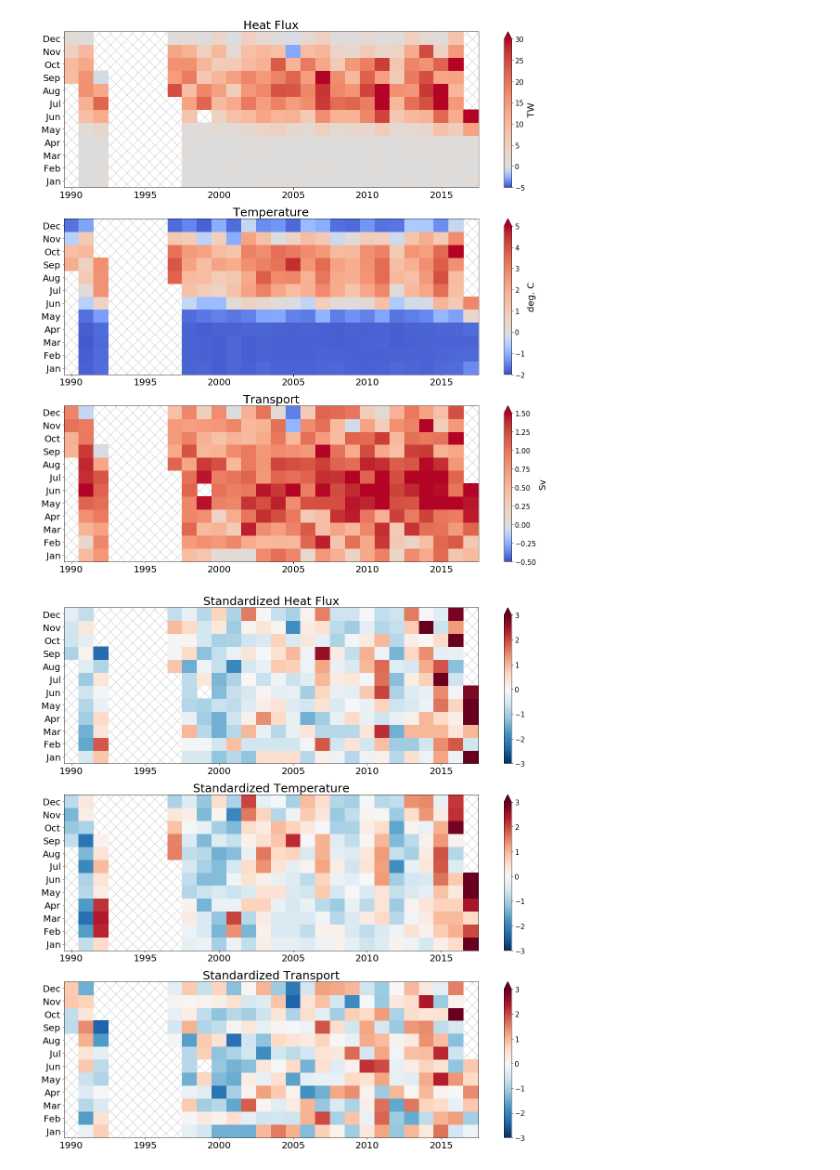
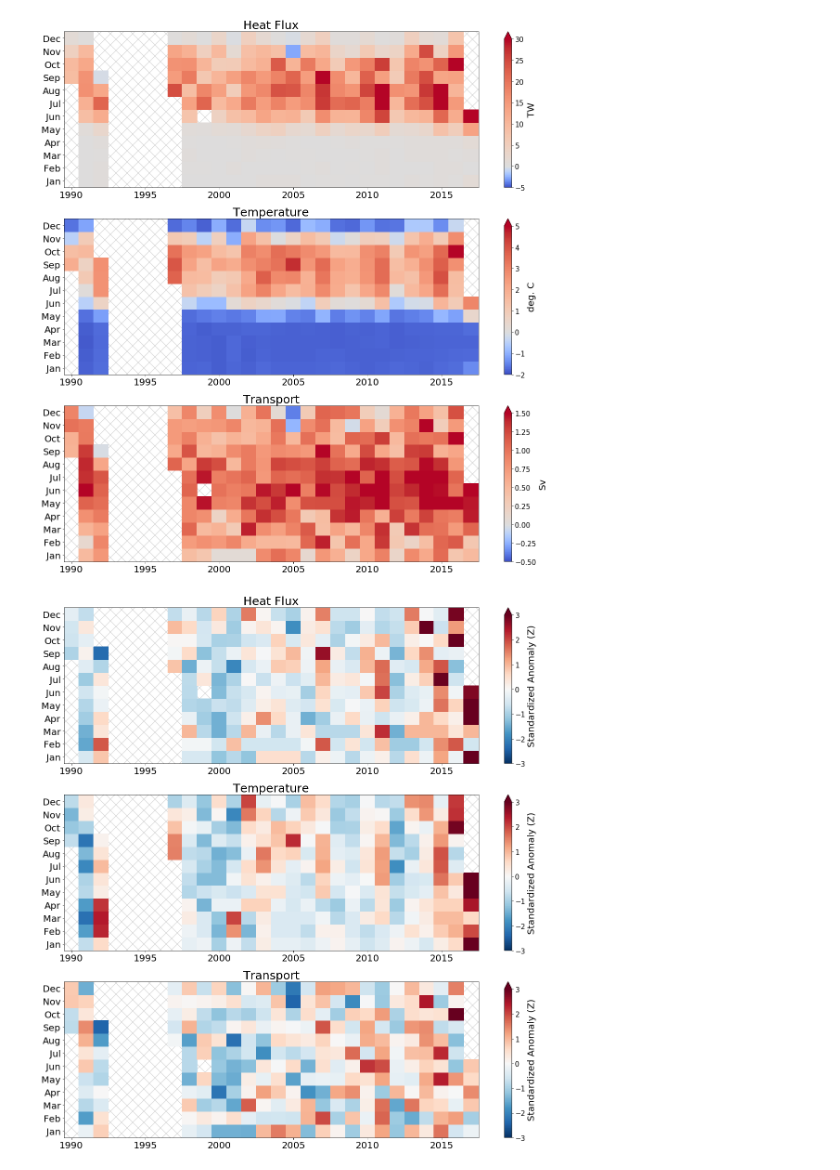
Before and after one commit to andypbarrett/BeringStraitHeatFlux, a Jupyter notebook: notebooks/plot_bering_flux_hovmuller.ipynb, the cells around one changed output. Saved outputs shown, nothing was run; the diff lists cells and outputs as text; code cells hidden in the pictures.

```diff
--- a/notebooks/plot_bering_flux_hovmuller.ipynb
+++ b/notebooks/plot_bering_flux_hovmuller.ipynb
@@ -12,9 +17,9 @@ import os
 # %% [markdown]
 Get heat flux
 # %%
-diri = r'C:\Users\apbarret\Documents\data\BeringStraitHeatFlux'
+#diri = r'C:\Users\apbarret\Documents\data\BeringStraitHeatFlux'
 fili = r'BeringStrait_Monthlymeans_HEAT_Oct2017.txt'
-df = pd.read_csv(os.path.join(diri, fili), header=None, comment='%',sep='\s+', #skiprows=55,
+df = pd.read_csv(os.path.join(MOORING_DIRPATH, 'Month', fili), header=None, comment='%',sep='\s+', #skiprows=55,
                  names=['Mooring', 'Year', 'Month', 'Mean', 'Error', 'MeanCorr', 'CorrErr'],
                  parse_dates={'date': ['Year', 'Month']}, index_col='date')
 heat = df['Mean'].values.reshape(-1,12)
@@ -43,9 +48,9 @@ array([[ nan,  nan,  nan,  nan,  nan,  nan,  nan,  nan,  9. ,  9.4,  4.6,
 # %% [markdown]
 Get temperature
 # %%
-diri = r'C:\Users\apbarret\Documents\data\BeringStraitHeatFlux'
+#diri = r'C:\Users\apbarret\Documents\data\BeringStraitHeatFlux'
 fili = r'BeringStrait_Monthlymeans_TEMPERATURE_Oct2017.txt'
-df = pd.read_csv(os.path.join(diri, fili), header=None, comment='%',sep='\s+', #skiprows=55,
+df = pd.read_csv(os.path.join(MOORING_DIRPATH, 'Month', fili), header=None, comment='%',sep='\s+', #skiprows=55,
                  names=['Mooring', 'Year', 'Month', 'Mean', 'Error', 'MeanCorr', 'CorrErr'],
                  parse_dates={'date': ['Year', 'Month']}, index_col='date')
 temperature = df['Mean'].values.reshape(-1,12)
@@ -54,9 +59,9 @@ temp_month = np.unique(df.index.month)
 # %% [markdown]
 Get transport
 # %%
-diri = r'C:\Users\apbarret\Documents\data\BeringStraitHeatFlux'
+#diri = r'C:\Users\apbarret\Documents\data\BeringStraitHeatFlux'
 fili = r'BeringStrait_Monthlymeans_TRANSPORT_Oct2017.txt'
-df = pd.read_csv(os.path.join(diri, fili), header=None, comment='%',sep='\s+', #skiprows=55,
+df = pd.read_csv(os.path.join(MOORING_DIRPATH, 'Month', fili), header=None, comment='%',sep='\s+', #skiprows=55,
                  names=['Mooring', 'Year', 'Month', 'Mean', 'Error', 'MeanCorr', 'CorrErr'],
                  parse_dates={'date': ['Year', 'Month']}, index_col='date')
 transport = df['Mean'].values.reshape(-1,12)
@@ -154,25 +159,25 @@ fig.savefig(os.path.join(diri, 'BeringStrait_HeatFlux.png'))
 # %%
 fig, ax = plt.subplots(3, 1, figsize=(20,21))
 
 cmap = plt.get_cmap('RdBu_r')
 cmap.set_bad('0.5')
 
 heat_norm = MidpointNormalize(midpoint=0., vmin=-3, vmax=3.)
 plot_hovmoller(heat_year, heat_month, standardize(heat.T), cmap=cmap, norm=heat_norm, add_colorbar=True,
-               title='Standardized Heat Flux', units=None, ax=ax[0], cb_extend='max',
+               title='Heat Flux', units='Standardized Anomaly (Z)', ax=ax[0], cb_extend='max',
                fill_missing=True)
 
 temp_norm = MidpointNormalize(midpoint=0., vmin=-3, vmax=3.)
 plot_hovmoller(temp_year, temp_month, standardize(temperature.T), cmap=cmap, norm=temp_norm, add_colorbar=True,
-               title='Standardized Temperature', units=None, ax=ax[1], cb_extend='max',
+               title='Temperature', units='Standardized Anomaly (Z)', ax=ax[1], cb_extend='max',
                fill_missing=True)
 
 trans_norm = MidpointNormalize(midpoint=0., vmin=-3., vmax=3.)
 plot_hovmoller(trans_year, trans_month, standardize(transport.T), cmap=cmap, norm=trans_norm, add_colorbar=True,
-               title='Standardized Transport', units=None, ax=ax[2], cb_extend='max',
+               title='Transport', units='Standardized Anomaly (Z)', ax=ax[2], cb_extend='max',
                fill_missing=True)
 
-fig.savefig(os.path.join(diri, 'BeringStrait_HeatFlux_standardized.png'))
+fig.savefig(os.path.join('.', 'BeringStrait_HeatFlux_standardized.png'))
 # %% [output]
-[figure, old version]
+[figure, new version]
 # %%
```
Also changed, not shown: parts of 6 cells of this notebook.
